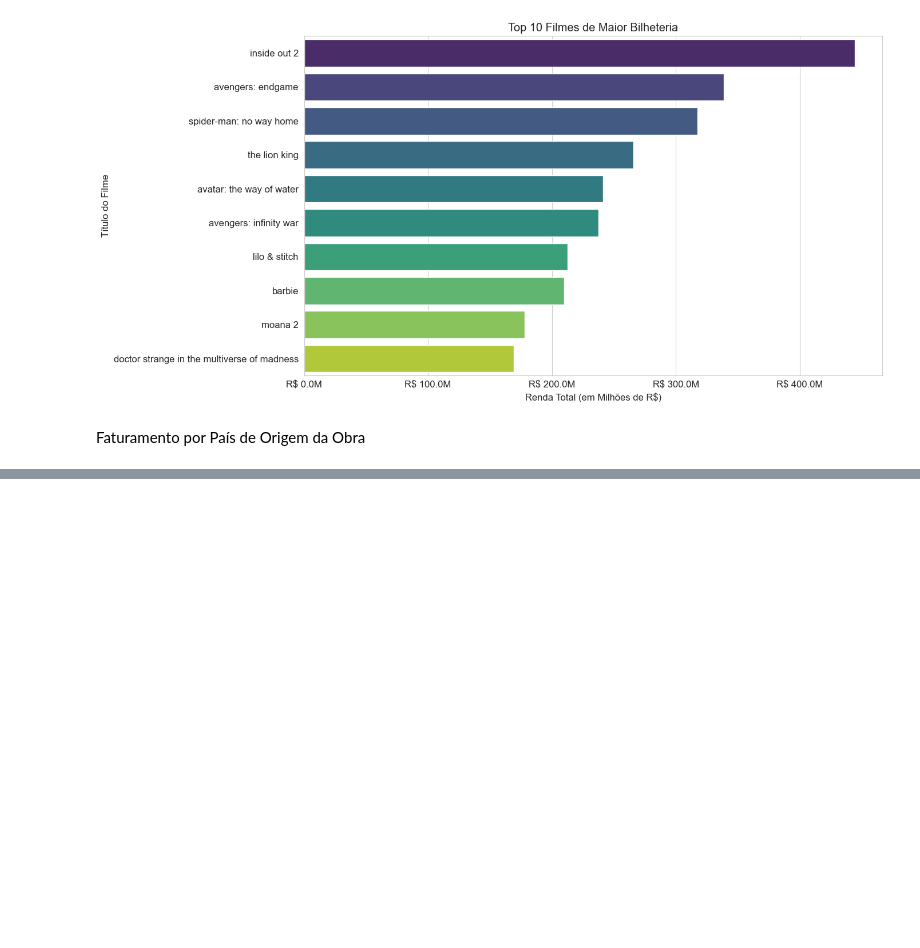
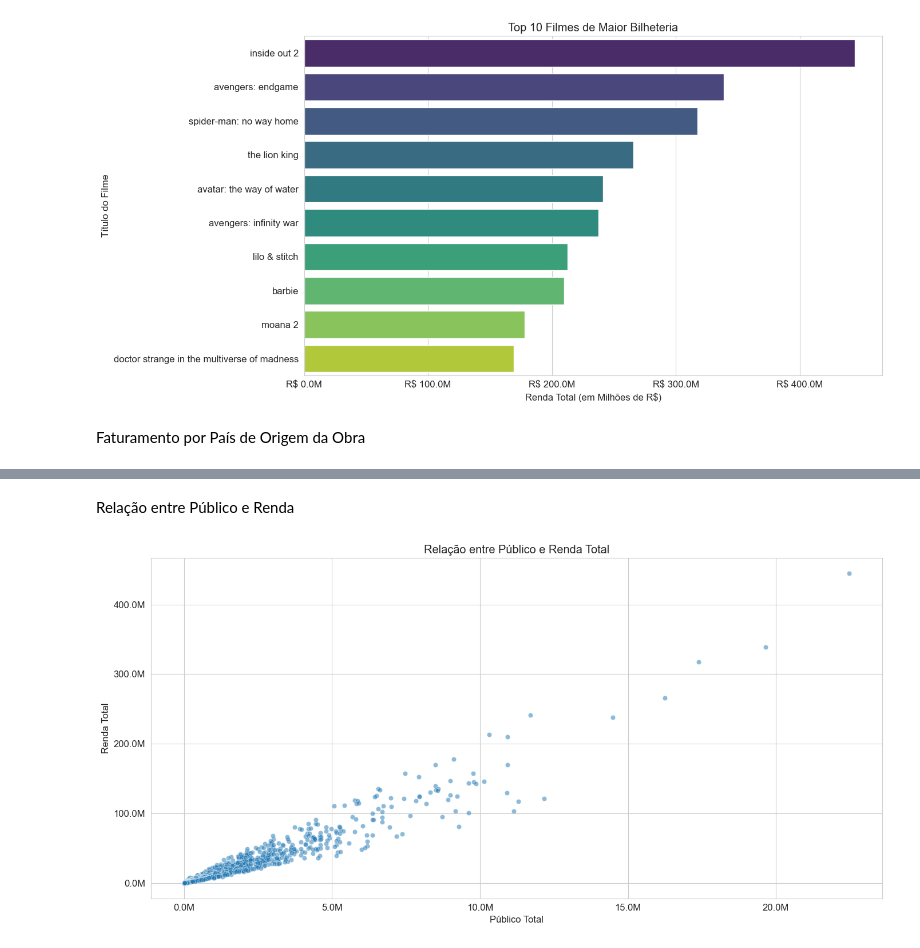
Before and after one commit to Abraao1231/trabalho-BD2, a Jupyter notebook: silver/vizualization.ipynb, the cells around one changed output, grey strips where cells are left out. Drawn from its saved outputs; the diff is of its cells as text; code cells hidden in the pictures; blank space fills up the shorter version.

```diff
--- a/silver/vizualization.ipynb
+++ b/silver/vizualization.ipynb
@@ -126,0 +178,21 @@ if df is not None:
+# %% [markdown]
+Relação entre Público e Renda
+# %%
+if df is not None:
+    # Para uma melhor visualização, podemos filtrar filmes com renda e público muito baixos
+    df_filtrado = df[(df['publico_total'] > 1000) & (df['renda_total'] > 10000)]
+
+    ax = sns.scatterplot(data=df_filtrado, x='publico_total', y='renda_total', alpha=0.5)
+    ax.set_title('Relação entre Público e Renda Total')
+    ax.set_xlabel('Público Total')
+    ax.set_ylabel('Renda Total')
+
+    # Formatação dos eixos
+    formatter_milhoes = FuncFormatter(lambda x, pos: f'{x/1e6:.1f}M')
+    ax.xaxis.set_major_formatter(formatter_milhoes)
+    ax.yaxis.set_major_formatter(formatter_milhoes)
+
+    plt.tight_layout()
+    plt.show()
+# %% [output]
+[figure, added]
```
Also changed, not shown: parts of 3 cells of this notebook.
